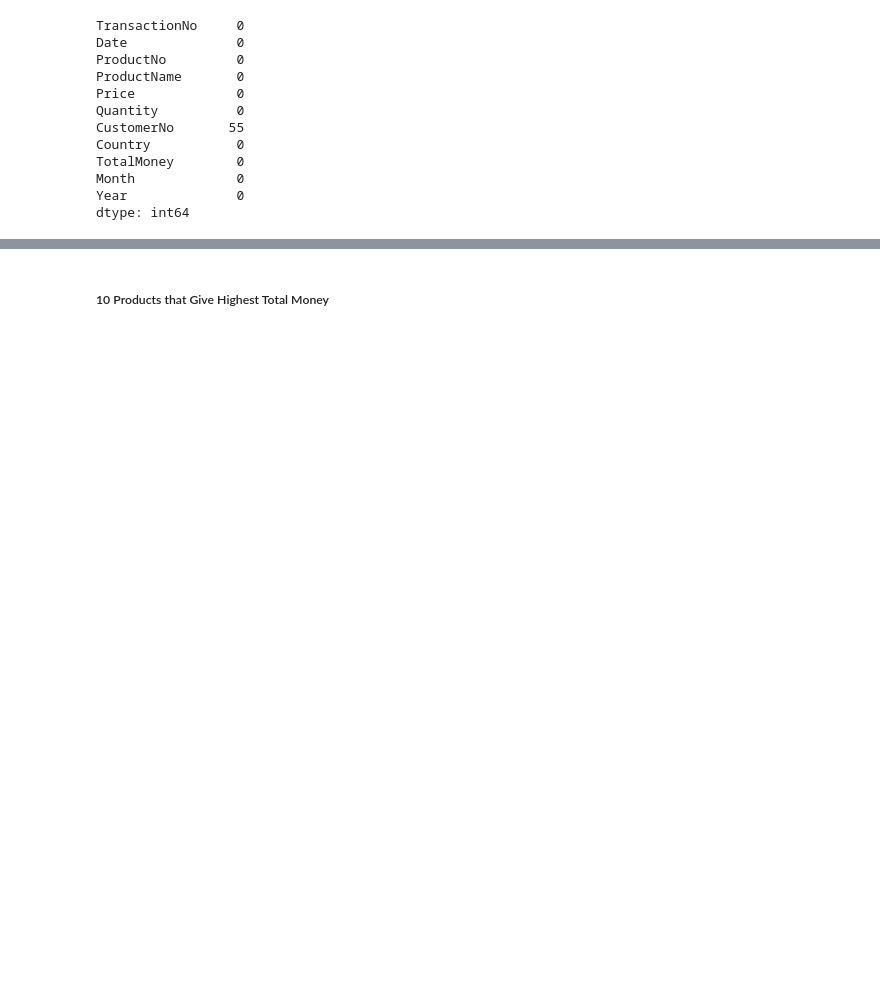
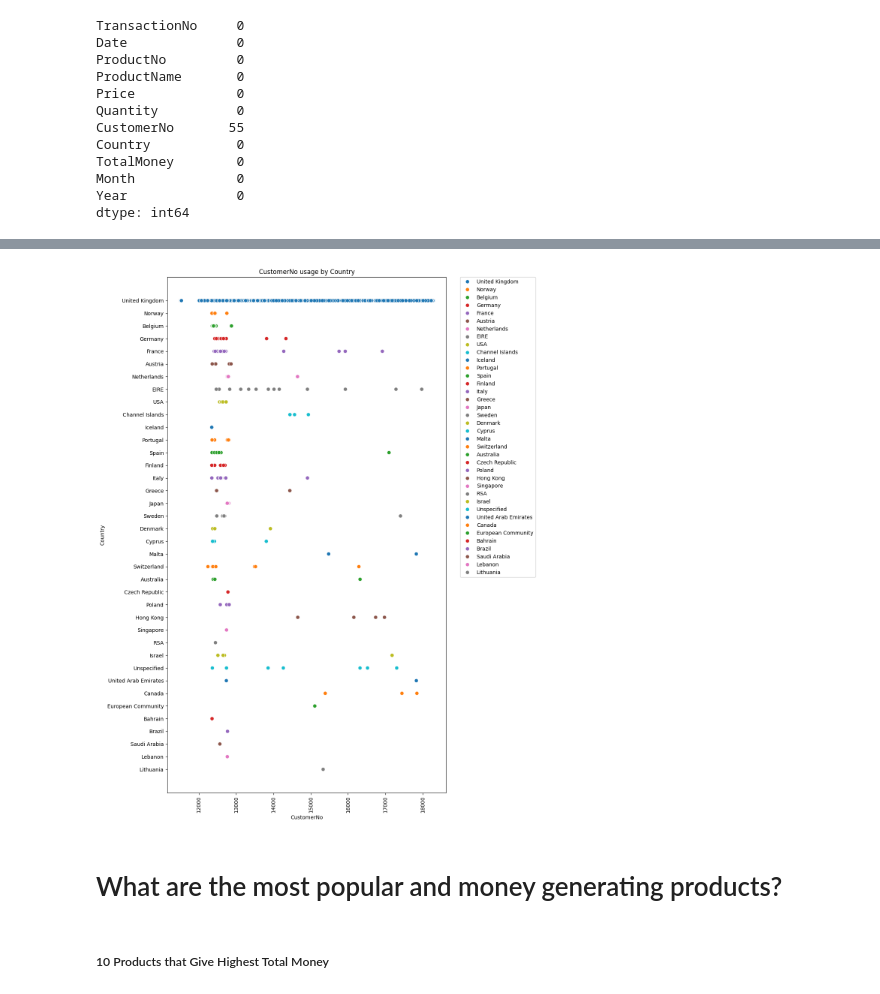
Before and after one commit to xrhahelry/Data-Driven-Insights-and-Customer-Segmentation-for-E-Commerce-Growth, a Jupyter notebook: eda.ipynb, the cells around one changed output, grey strips where cells are left out. Drawn from its saved outputs; the diff is of its cells as text; code cells hidden in the pictures; blank space fills up the shorter version.

```diff
--- a/eda.ipynb
+++ b/eda.ipynb
@@ -106,0 +166,11 @@ df.head()
+# %%
+new_customer_ids = range(11500, 11636)
+txn_to_customer = dict(zip(transactions_with_missing, new_customer_ids))
+
+def fill_customer(row):
+    if pd.isna(row['CustomerNo']) and row['TransactionNo'] in txn_to_customer:
+        return txn_to_customer[row['TransactionNo']]
+    else:
+        return row['CustomerNo']
+
+df['CustomerNo'] = df.apply(fill_customer, axis=1)
@@ -106,0 +192,13 @@ df.head()
+# %%
+plt.figure(figsize=(12, 15))
+sns.scatterplot(data=df, x='CustomerNo', y='Country', hue='Country', palette='tab10', s=50)
+
+plt.title("CustomerNo usage by Country")
+plt.xlabel("CustomerNo")
+plt.ylabel("Country")
+plt.xticks(rotation=90)
+plt.legend(bbox_to_anchor=(1.05, 1), loc='upper left', borderaxespad=0)
+plt.tight_layout()
+plt.show()
+# %% [output]
+[figure, added]
@@ -107,3 +208,5 @@ df.head()
+# %% [markdown]
+# What are the most popular and money generating products?
 # %% [markdown]
 ##### 10 Products that Give Highest Total Money
 # %%
```
Also changed, not shown: parts of 21 cells of this notebook.
